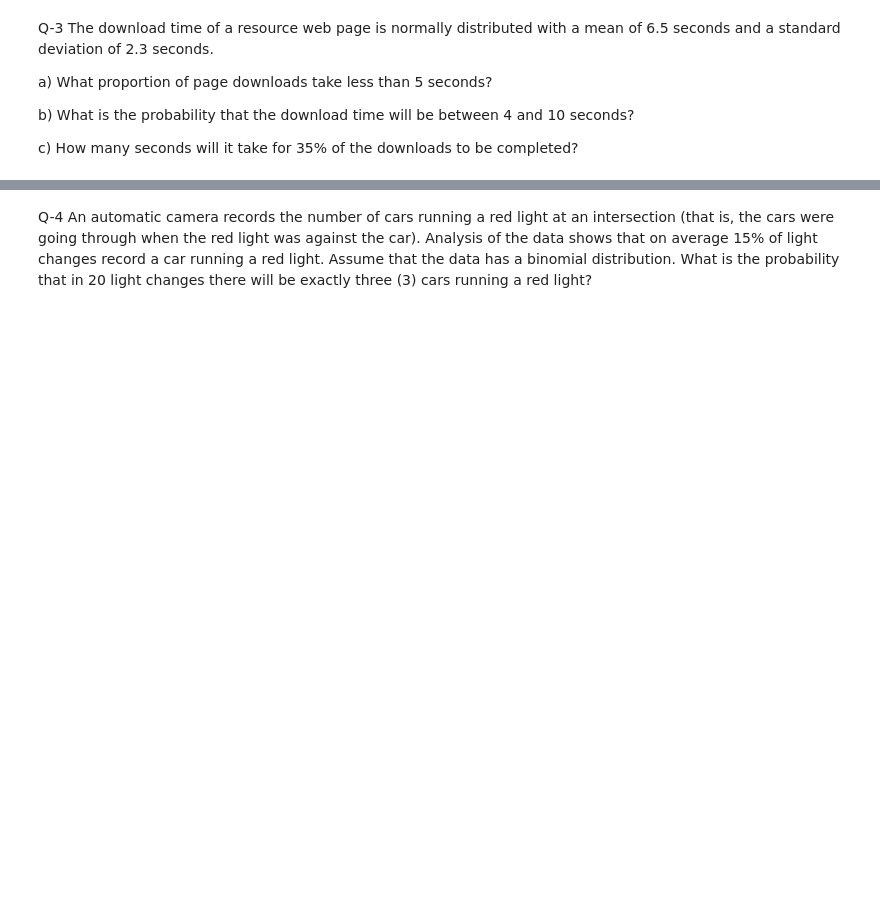
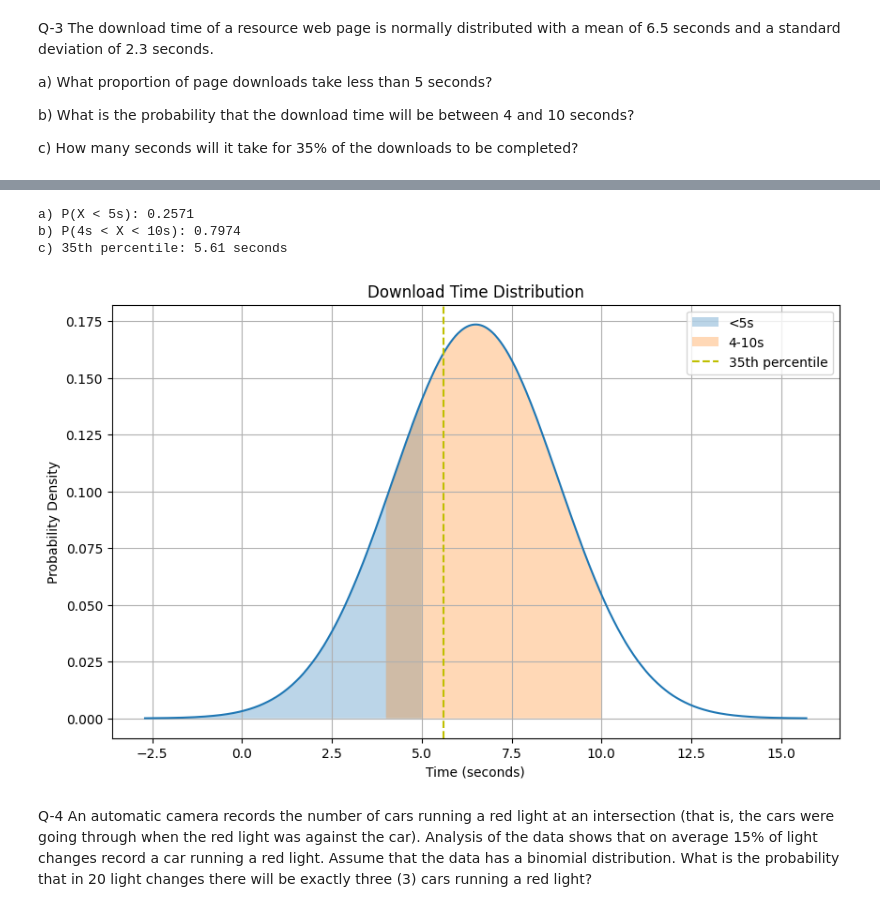
Before and after one commit to Moavia-Hassan/MS-Data-Science, a Jupyter notebook: Assignment_3_MoaviaHassan_24_MS_DS_09.ipynb, the cells around one changed output, grey strips where cells are left out. Cells and saved outputs as stored; diff of their text form; code cells hidden in the pictures; blank space fills up the shorter version.

```diff
--- a/Assignment_3_MoaviaHassan_24_MS_DS_09.ipynb
+++ b/Assignment_3_MoaviaHassan_24_MS_DS_09.ipynb
@@ -108,3 +247,47 @@ completed?
+# %%
+import scipy.stats as stats
+import numpy as np
+import matplotlib.pyplot as plt
+
+mean = 6.5
+std = 2.3
+
+# a) Less than 5 seconds
+prob_5s = stats.norm.cdf(5, mean, std)
+print(f"a) P(X < 5s): {prob_5s:.4f}")
+
+# b) Between 4 and 10 seconds
+prob_between = stats.norm.cdf(10, mean, std) - stats.norm.cdf(4, mean, std)
+print(f"b) P(4s < X < 10s): {prob_between:.4f}")
+
+# c) 35th percentile
+time_35 = stats.norm.ppf(0.35, mean, std)
+print(f"c) 35th percentile: {time_35:.2f} seconds")
+
+# Visualization
+x = np.linspace(mean - 4*std, mean + 4*std, 1000)
+plt.figure(figsize=(10, 6))
+plt.plot(x, stats.norm.pdf(x, mean, std))
+
+# Shade regions
+plt.fill_between(x[x <= 5], stats.norm.pdf(x[x <= 5], mean, std),
+                alpha=0.3, label='<5s')
+plt.fill_between(x[(x >= 4) & (x <= 10)],
+                stats.norm.pdf(x[(x >= 4) & (x <= 10)], mean, std),
+                alpha=0.3, label='4-10s')
+plt.axvline(x=time_35, color='y', linestyle='--', label='35th percentile')
+
+plt.title('Download Time Distribution')
+plt.xlabel('Time (seconds)')
+plt.ylabel('Probability Density')
+plt.legend()
+plt.grid(True)
+plt.show()
+# %% [output]
+a) P(X < 5s): 0.2571
+b) P(4s < X < 10s): 0.7974
+c) 35th percentile: 5.61 seconds
+[figure, added]
 # %% [markdown]
 Q-4 An automatic camera records the number of cars running a red light at an
 intersection (that is, the cars were going through when the red light was against the
```
Also changed, not shown: parts of 10 cells of this notebook.
